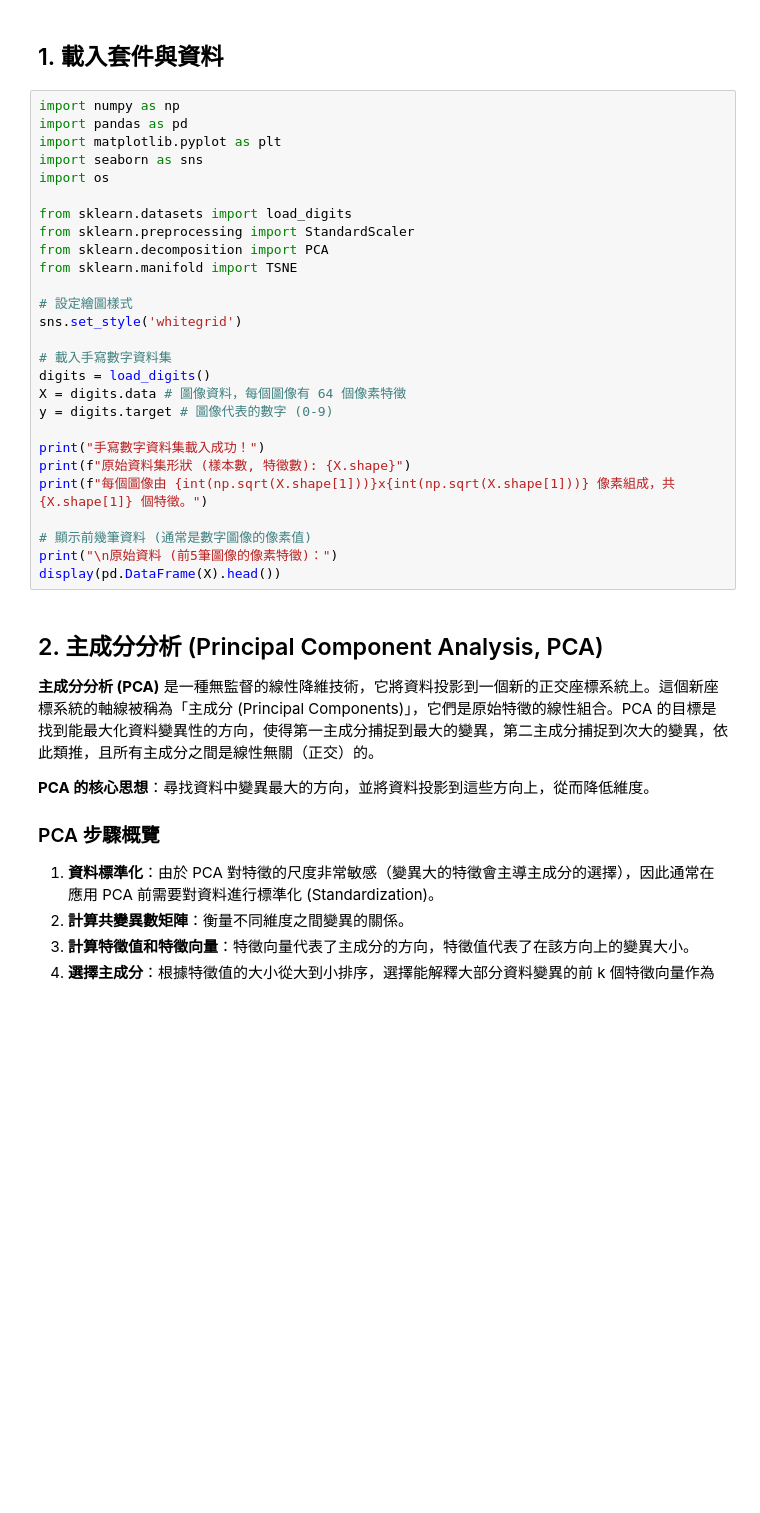
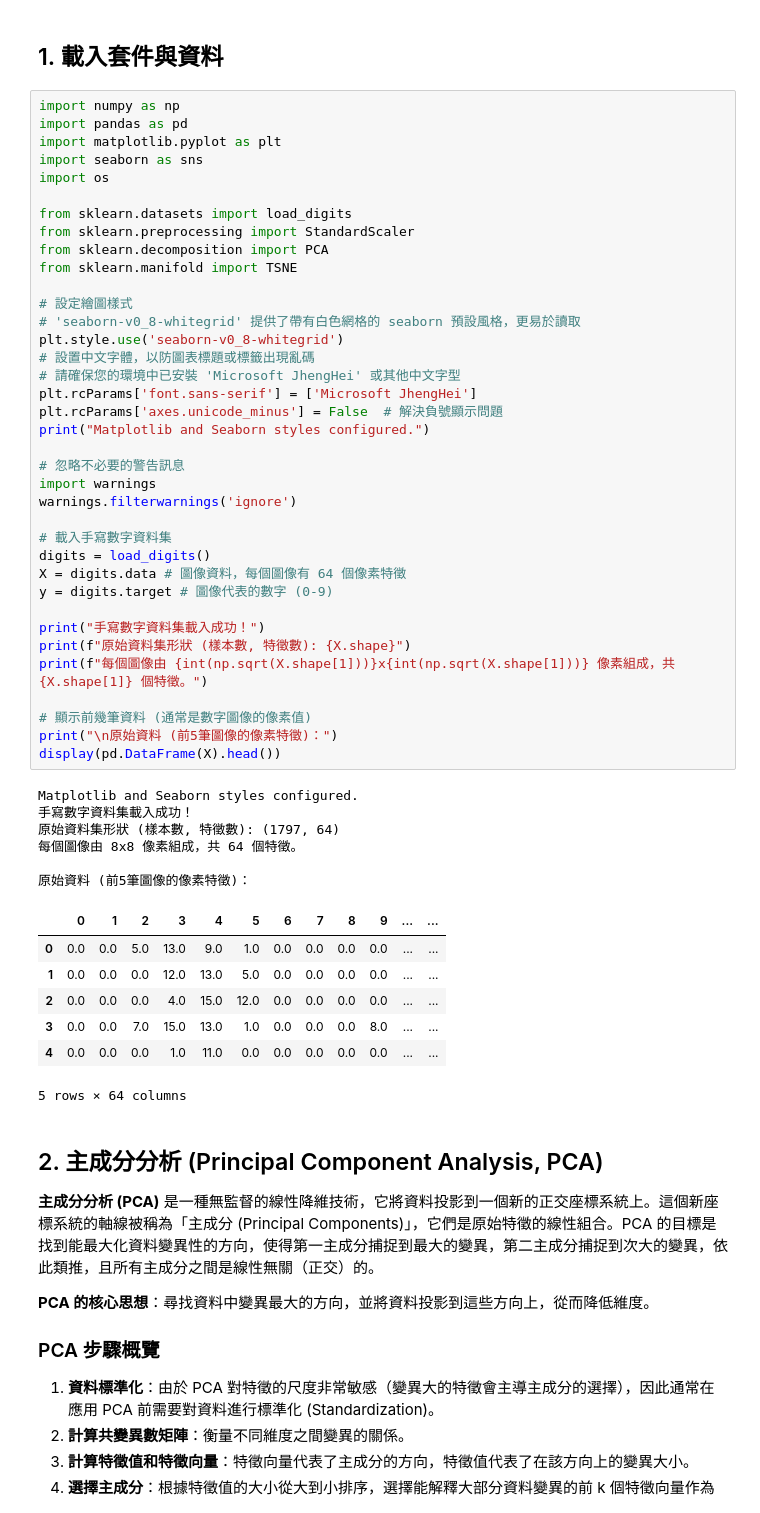
Before and after one commit to Zenobia000/iSpan_python-FE_DM-cookbooks, a Jupyter notebook: data_mining_course/modules/module_07_feature_selection/notebooks/04_dimensionality_reduction.ipynb, the cells around one changed output. Drawn from its saved outputs; the diff is of its cells as text; blank space fills up the shorter version.

```diff
--- a/data_mining_course/modules/module_07_feature_selection/notebooks/04_dimensionality_reduction.ipynb
+++ b/data_mining_course/modules/module_07_feature_selection/notebooks/04_dimensionality_reduction.ipynb
@@ -36,30 +42,54 @@
 # %%
 import numpy as np
 import pandas as pd
 import matplotlib.pyplot as plt
 import seaborn as sns
 import os
 
 from sklearn.datasets import load_digits
 from sklearn.preprocessing import StandardScaler
 from sklearn.decomposition import PCA
 from sklearn.manifold import TSNE
 
 # 設定繪圖樣式
-sns.set_style('whitegrid')
+# 'seaborn-v0_8-whitegrid' 提供了帶有白色網格的 seaborn 預設風格，更易於讀取
+plt.style.use('seaborn-v0_8-whitegrid')
+# 設置中文字體，以防圖表標題或標籤出現亂碼
+# 請確保您的環境中已安裝 'Microsoft JhengHei' 或其他中文字型
+plt.rcParams['font.sans-serif'] = ['Microsoft JhengHei']
+plt.rcParams['axes.unicode_minus'] = False  # 解決負號顯示問題
+print("Matplotlib and Seaborn styles configured.")
+
+# 忽略不必要的警告訊息
+import warnings
+warnings.filterwarnings('ignore')
 
 # 載入手寫數字資料集
 digits = load_digits()
 X = digits.data # 圖像資料，每個圖像有 64 個像素特徵
 y = digits.target # 圖像代表的數字 (0-9)
 
 print("手寫數字資料集載入成功！")
 print(f"原始資料集形狀 (樣本數, 特徵數): {X.shape}")
 print(f"每個圖像由 {int(np.sqrt(X.shape[1]))}x{int(np.sqrt(X.shape[1]))} 像素組成，共 {X.shape[1]} 個特徵。")
 
 # 顯示前幾筆資料 (通常是數字圖像的像素值)
 print("\n原始資料 (前5筆圖像的像素特徵)：")
 display(pd.DataFrame(X).head())
+# %% [output]
+Matplotlib and Seaborn styles configured.
+手寫數字資料集載入成功！
+原始資料集形狀 (樣本數, 特徵數): (1797, 64)
+每個圖像由 8x8 像素組成，共 64 個特徵。
+
+原始資料 (前5筆圖像的像素特徵)：
+|  | 0 | 1 | 2 | 3 | 4 | 5 | 6 | 7 | 8 | 9 | ... | ... |
+| 0 | 0.0 | 0.0 | 5.0 | 13.0 | 9.0 | 1.0 | 0.0 | 0.0 | 0.0 | 0.0 | ... | ... |
+| 1 | 0.0 | 0.0 | 0.0 | 12.0 | 13.0 | 5.0 | 0.0 | 0.0 | 0.0 | 0.0 | ... | ... |
+| 2 | 0.0 | 0.0 | 0.0 | 4.0 | 15.0 | 12.0 | 0.0 | 0.0 | 0.0 | 0.0 | ... | ... |
+| 3 | 0.0 | 0.0 | 7.0 | 15.0 | 13.0 | 1.0 | 0.0 | 0.0 | 0.0 | 8.0 | ... | ... |
+| 4 | 0.0 | 0.0 | 0.0 | 1.0 | 11.0 | 0.0 | 0.0 | 0.0 | 0.0 | 0.0 | ... | ... |
+5 rows × 64 columns
 # %% [markdown]
 ## 2. 主成分分析 (Principal Component Analysis, PCA)
 
```
Also changed, not shown: parts of 5 cells of this notebook, 12 other files.
